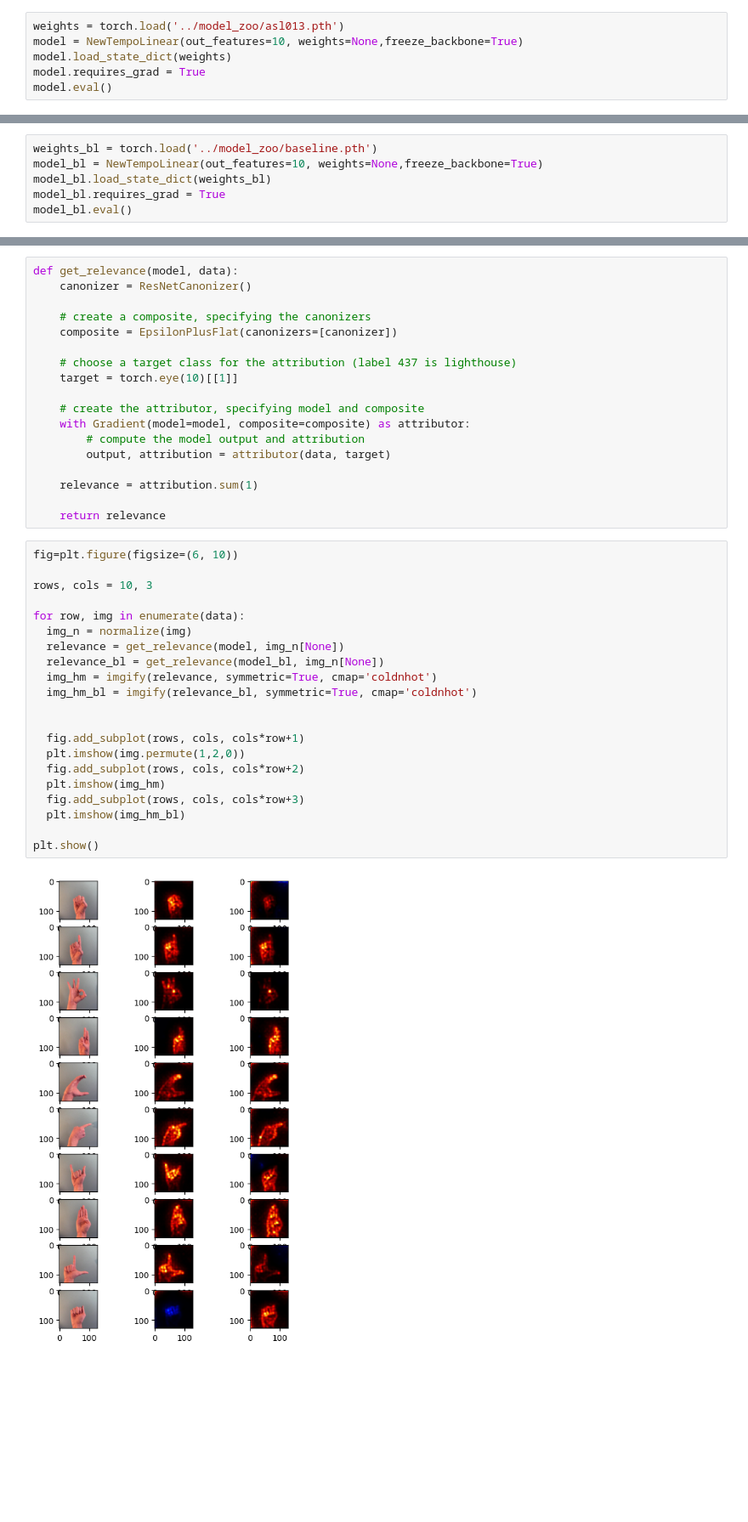
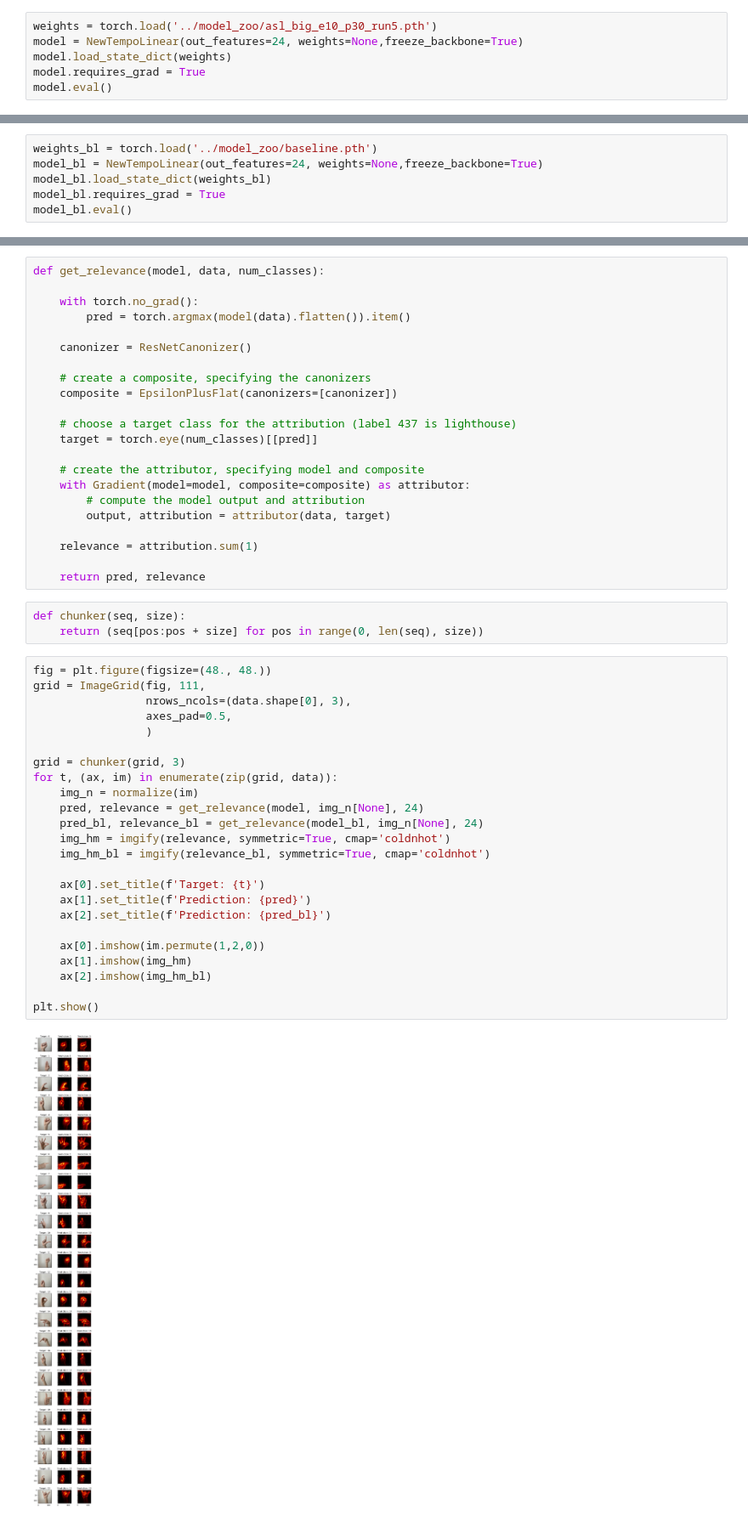
Before and after one commit to myasincifci/tempo, a Jupyter notebook: xai/lrp_batch.ipynb, the cells around one changed output, grey strips where cells are left out. Shown at 85% size. Saved outputs shown, nothing was run; the diff lists cells and outputs as text; blank space fills up the shorter version.

Commit message:
added plt plotting with std

```diff
--- a/xai/lrp_batch.ipynb
+++ b/xai/lrp_batch.ipynb
@@ -27,6 +33,6 @@ data_n = normalize(data)
 # %%
-weights = torch.load('../model_zoo/asl013.pth')
-model = NewTempoLinear(out_features=10, weights=None,freeze_backbone=True)
+weights = torch.load('../model_zoo/asl_big_e10_p30_run5.pth')
+model = NewTempoLinear(out_features=24, weights=None,freeze_backbone=True)
 model.load_state_dict(weights)
 model.requires_grad = True
 model.eval()
@@ -50,7 +56,7 @@ NewTempoLinear(
 )
 # %%
 weights_bl = torch.load('../model_zoo/baseline.pth')
-model_bl = NewTempoLinear(out_features=10, weights=None,freeze_backbone=True)
+model_bl = NewTempoLinear(out_features=24, weights=None,freeze_backbone=True)
 model_bl.load_state_dict(weights_bl)
 model_bl.requires_grad = True
 model_bl.eval()
@@ -74,13 +80,17 @@ NewTempoLinear(
 )
 # %%
-def get_relevance(model, data):
+def get_relevance(model, data, num_classes):
+
+    with torch.no_grad():
+        pred = torch.argmax(model(data).flatten()).item()
+
     canonizer = ResNetCanonizer()
 
     # create a composite, specifying the canonizers
     composite = EpsilonPlusFlat(canonizers=[canonizer])
 
     # choose a target class for the attribution (label 437 is lighthouse)
-    target = torch.eye(10)[[1]]
+    target = torch.eye(num_classes)[[pred]]
 
     # create the attributor, specifying model and composite
     with Gradient(model=model, composite=composite) as attributor:
@@ -89,27 +99,33 @@ def get_relevance(model, data):
 
     relevance = attribution.sum(1)
 
-    return relevance
+    return pred, relevance
+# %%
+def chunker(seq, size):
+    return (seq[pos:pos + size] for pos in range(0, len(seq), size))
 # %%
-fig=plt.figure(figsize=(6, 10))
+fig = plt.figure(figsize=(48., 48.))
+grid = ImageGrid(fig, 111,
+                 nrows_ncols=(data.shape[0], 3),
+                 axes_pad=0.5,
+                 )
 
-rows, cols = 10, 3
+grid = chunker(grid, 3)
+for t, (ax, im) in enumerate(zip(grid, data)):
+    img_n = normalize(im)
+    pred, relevance = get_relevance(model, img_n[None], 24)
+    pred_bl, relevance_bl = get_relevance(model_bl, img_n[None], 24)
+    img_hm = imgify(relevance, symmetric=True, cmap='coldnhot')
+    img_hm_bl = imgify(relevance_bl, symmetric=True, cmap='coldnhot')
 
-for row, img in enumerate(data):
-  img_n = normalize(img)
-  relevance = get_relevance(model, img_n[None])
-  relevance_bl = get_relevance(model_bl, img_n[None])
-  img_hm = imgify(relevance, symmetric=True, cmap='coldnhot')
-  img_hm_bl = imgify(relevance_bl, symmetric=True, cmap='coldnhot')
+    ax[0].set_title(f'Target: {t}')
+    ax[1].set_title(f'Prediction: {pred}')
+    ax[2].set_title(f'Prediction: {pred_bl}')
 
-
-  fig.add_subplot(rows, cols, cols*row+1)
-  plt.imshow(img.permute(1,2,0))
-  fig.add_subplot(rows, cols, cols*row+2)
-  plt.imshow(img_hm)
-  fig.add_subplot(rows, cols, cols*row+3)
-  plt.imshow(img_hm_bl)
+    ax[0].imshow(im.permute(1,2,0))
+    ax[1].imshow(img_hm)
+    ax[2].imshow(img_hm_bl)
 
 plt.show()
 # %% [output]
-[figure, old version]
+[figure, new version]
```
Also changed, not shown: parts of 6 cells of this notebook, 42 other files.
